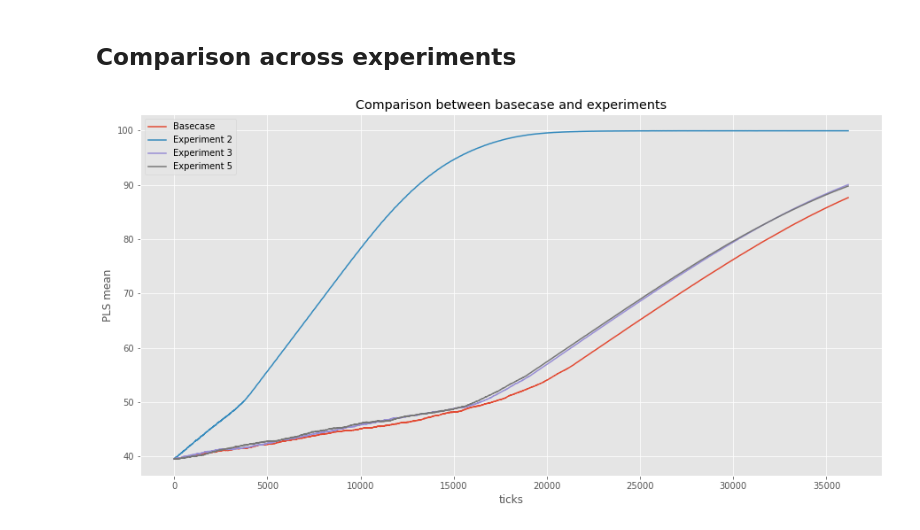
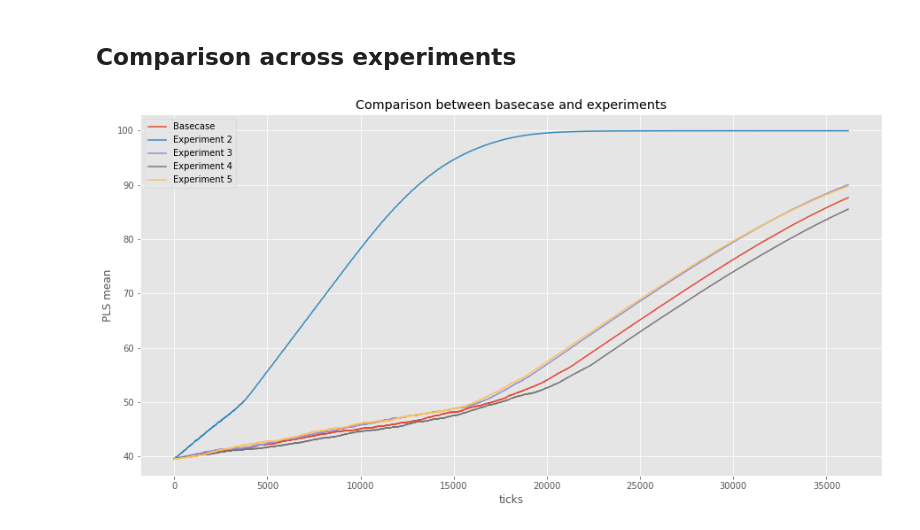
Before and after one commit to herzogrh/SEN1211-Agent-based-modelling, a Jupyter notebook: Model/Experiment_analysis.ipynb, the cells around one changed output. Drawn from its saved outputs; the diff is of its cells as text; code cells hidden in the pictures.

Commit message:
comparsion across experiments including scenario 4

```diff
--- a/Model/Experiment_analysis.ipynb
+++ b/Model/Experiment_analysis.ipynb
@@ -101,3 +101,16 @@ experiment3
 144672 rows × 12 columns
 # %% [markdown]
 ## Experiment 4: Increase Maintenance
+# %%
+Scenario4 = pd.read_csv("experiments/Citizen_Model_Experiments experiment_4_increase_maintenance.csv", skiprows= 22)
+
+# Drop the first column only containing nan values
+Scenario4 = Scenario4.drop(["[all run data]"], axis= 1)
+
+# Add a column of x values for plotting: the tick number
+Scenario4["tick"] = list(Scenario4.index)
+
+# clearly, each random seed's relative obseravations share the same ticks, so the tick column will repeat the tick number for each of them
+tick_values = Scenario4.loc[Scenario4["random-seed"] == 1 ,  "tick"]
+Scenario4["tick"] = pd.concat([tick_values, tick_values, tick_values, tick_values], ignore_index=True)
+Scenario4
@@ -259,0 +290,13 @@ experiment3_means.plot(kind= "line", x = "tick", title= "PLS means in the increa
+# %%
+# generate one single dataset for means having tick as the key column
+Scenario4_seed1 = Scenario4.loc[(Scenario4["random-seed"] == 1) , ["tick", "mean [pls] of citizens"]]
+Scenario4_seed2 = Scenario4.loc[(Scenario4["random-seed"] == 2) , ["tick", "mean [pls] of citizens"]]
+Scenario4_seed3 = Scenario4.loc[(Scenario4["random-seed"] == 3) , ["tick", "mean [pls] of citizens"]]
+Scenario4_seed4 = Scenario4.loc[(Scenario4["random-seed"] == 4) , ["tick", "mean [pls] of citizens"]]
+
+Scenario4_means = pd.merge(Scenario4_seed1, Scenario4_seed2, on= "tick")
+Scenario4_means = pd.merge(Scenario4_means, Scenario4_seed3, on= "tick")
+Scenario4_means = pd.merge(Scenario4_means, Scenario4_seed4, on= "tick")
+Scenario4_means.columns = ["tick","mean pls - seed 1", "mean pls - seed 2", "mean pls - seed 3", "mean pls - seed 4"]
+
+Scenario4_means.plot(kind= "line", x = "tick", title= "PLS means in the increased \n maintenance experiment");
@@ -280,26 +325,29 @@ experiment5_means.plot(kind= "line", x = "tick", title= "PLS means in the Increa
 basecase_aggregated = pd.concat([basecase_means.iloc[:, 0], basecase_means.iloc[:, 1:].mean(axis= 1) ], axis= 1)
 basecase_aggregated.columns = ["tick", "PLS mean - basecase"]
 
+experiment2_aggregated = pd.concat([experiment2_means.iloc[:, 0], experiment2_means.iloc[:, 1:].mean(axis= 1) ], axis= 1)
+experiment2_aggregated.columns = ["tick", "PLS mean - experiment 2"]
+
 experiment3_aggregated = pd.concat([experiment3_means.iloc[:, 0], experiment3_means.iloc[:, 1:].mean(axis= 1) ], axis= 1)
 experiment3_aggregated.columns = ["tick", "PLS mean - experiment 3"]
 
-experiment2_aggregated = pd.concat([experiment2_means.iloc[:, 0], experiment2_means.iloc[:, 1:].mean(axis= 1) ], axis= 1)
-experiment2_aggregated.columns = ["tick", "PLS mean - experiment 2"]
+experiment4_aggregated = pd.concat([Scenario4_means.iloc[:, 0], Scenario4_means.iloc[:, 1:].mean(axis= 1) ], axis= 1)
+experiment4_aggregated.columns = ["tick", "PLS mean - experiment 4"]
 
 experiment5_aggregated = pd.concat([experiment5_means.iloc[:, 0], experiment5_means.iloc[:, 1:].mean(axis= 1) ], axis= 1)
 experiment5_aggregated.columns = ["tick", "PLS mean - experiment 5"]
 # %%
 plt.figure(figsize=(15,7.5))
 
 plt.plot(basecase_aggregated["tick"], basecase_aggregated["PLS mean - basecase"], label="Basecase" );
 plt.plot(experiment2_aggregated["tick"], experiment2_aggregated["PLS mean - experiment 2"], label="Experiment 2" );
 plt.plot(experiment3_aggregated["tick"], experiment3_aggregated["PLS mean - experiment 3"], label="Experiment 3" );
-#plt.plot(experiment4_aggregated["tick"], experiment4_aggregated["PLS mean - experiment 4"], label="Experiment 4" );
+plt.plot(experiment4_aggregated["tick"], experiment4_aggregated["PLS mean - experiment 4"], label="Experiment 4" );
 plt.plot(experiment5_aggregated["tick"], experiment5_aggregated["PLS mean - experiment 5"], label="Experiment 5" );
 
 plt.legend();
 plt.title("Comparison between basecase and experiments");
 plt.xlabel("ticks");
 plt.ylabel("PLS mean");
 # %% [output]
-[figure, old version]
+[figure, new version]
```
Also changed, not shown: parts of 3 cells of this notebook.
